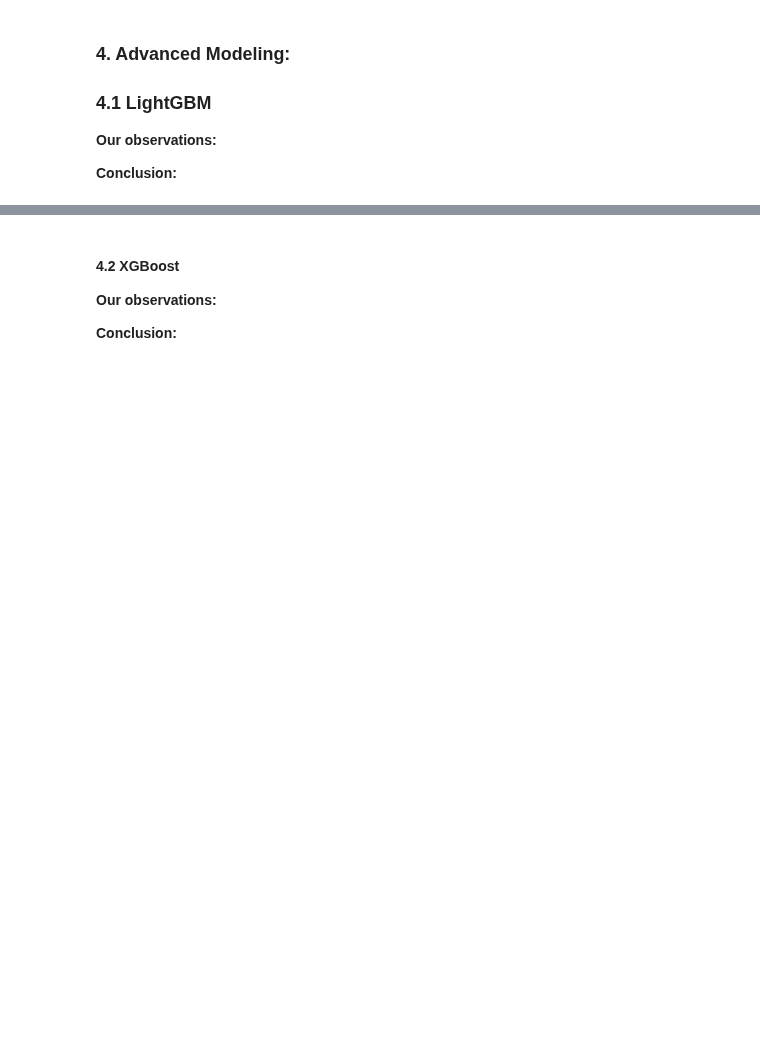
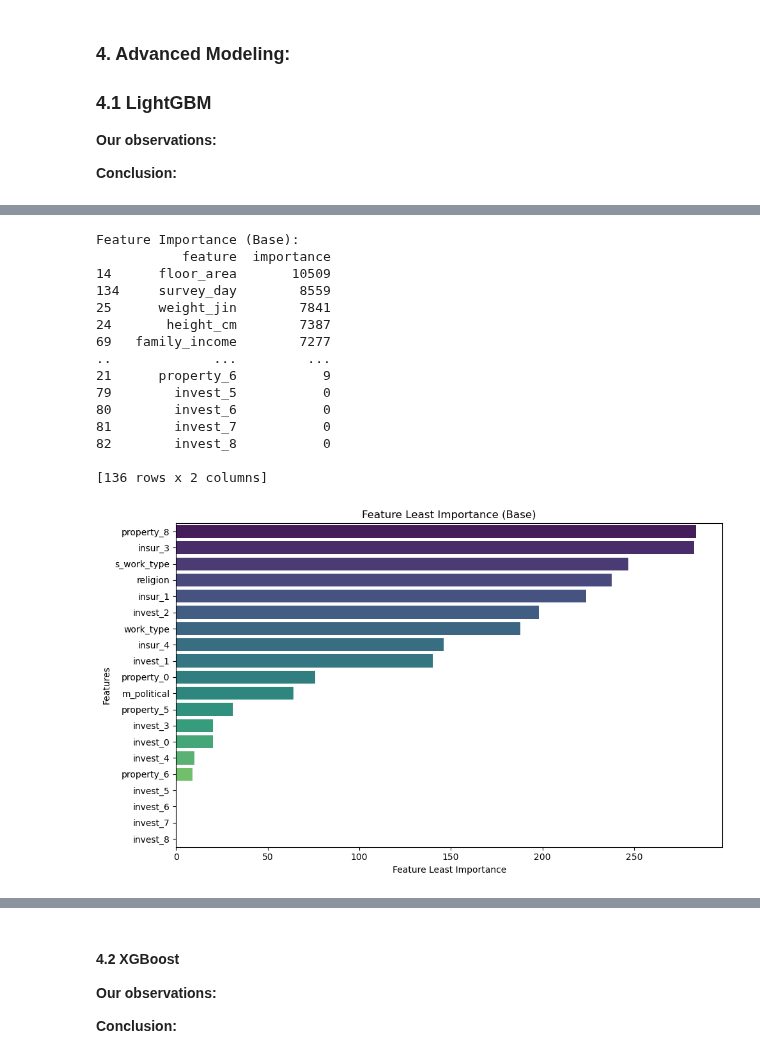
Before and after one commit to KesonStar/CS182_Final, a Jupyter notebook: Happiness_Prediction.ipynb, the cells around one changed output, grey strips where cells are left out. Saved outputs shown, nothing was run; the diff lists cells and outputs as text; code cells hidden in the pictures; blank space fills up the shorter version.

```diff
--- a/Happiness_Prediction.ipynb
+++ b/Happiness_Prediction.ipynb
@@ -173,18 +324,18 @@ Logistic Regression is not a good choice for this dataset.
 # %%
-from sklearn import linear_model
-from sklearn import metrics
+from sklearn.decomposition import PCA
+
+pca = PCA(n_components = 8)
+reduced_train = pca.fit_transform(train_df_base)
+reduced_test = pca.fit_transform(test_df_base)
 
 logistic = linear_model.LogisticRegression()
-logistic.fit(train_df, train_label)
+logistic.fit(reduced_train, train_label_base)
 
-predict = logistic.predict(test_df)
+predict = logistic.predict(reduced_test)
 
-mse = metrics.mean_squared_error(test_label, predict)
-accuracy = metrics.accuracy_score(test_label, predict)
-
+mse = metrics.mean_squared_error(test_label_base, predict)
+accuracy = metrics.accuracy_score(test_label_base, predict)
 
 print('MSE:', mse, end=' ')
 print('Accuracy:', accuracy)
-
-np.where(predict!=4)
 # %% [output]
@@ -220,0 +402,50 @@ MSE: 1.3922305764411027 Accuracy: 0.4523809523809524
+# %%
+import seaborn as sns
+
+importance_base = pd.DataFrame({
+    'feature': train_df_base.columns,
+    'importance': lgbR1.feature_importances_
+}).sort_values(by='importance', ascending=False)
+
+importance_relevance = pd.DataFrame({
+    'feature': train_df_relevance.columns,
+    'importance': lgbR2.feature_importances_
+}).sort_values(by='importance', ascending=False)
+
+# 打印结果
+
+print("\nFeature Importance (Base):")
+print(importance_base)
+
+def plot_feature_importance(importance_df, title):
+    plt.figure(figsize=(10, 6))
+    sns.barplot(
+        x="importance",
+        y="feature",
+        data=importance_df.tail(20),  # 展示前 20 个最重要特征
+        palette="viridis"
+    )
+    plt.title(title)
+    plt.xlabel("Feature Least Importance")
+    plt.ylabel("Features")
+    plt.tight_layout()
+    plt.show()
+
+plot_feature_importance(importance_base, "Feature Least Importance (Base)")
+# %% [output]
+Feature Importance (Base):
+           feature  importance
+14      floor_area       10509
+134     survey_day        8559
+25      weight_jin        7841
+24       height_cm        7387
+69   family_income        7277
+..             ...         ...
+21      property_6           9
+79        invest_5           0
+80        invest_6           0
+81        invest_7           0
+82        invest_8           0
+
+[136 rows x 2 columns]
+[figure, added]
```
Also changed, not shown: parts of 22 cells of this notebook, 3 other files.
